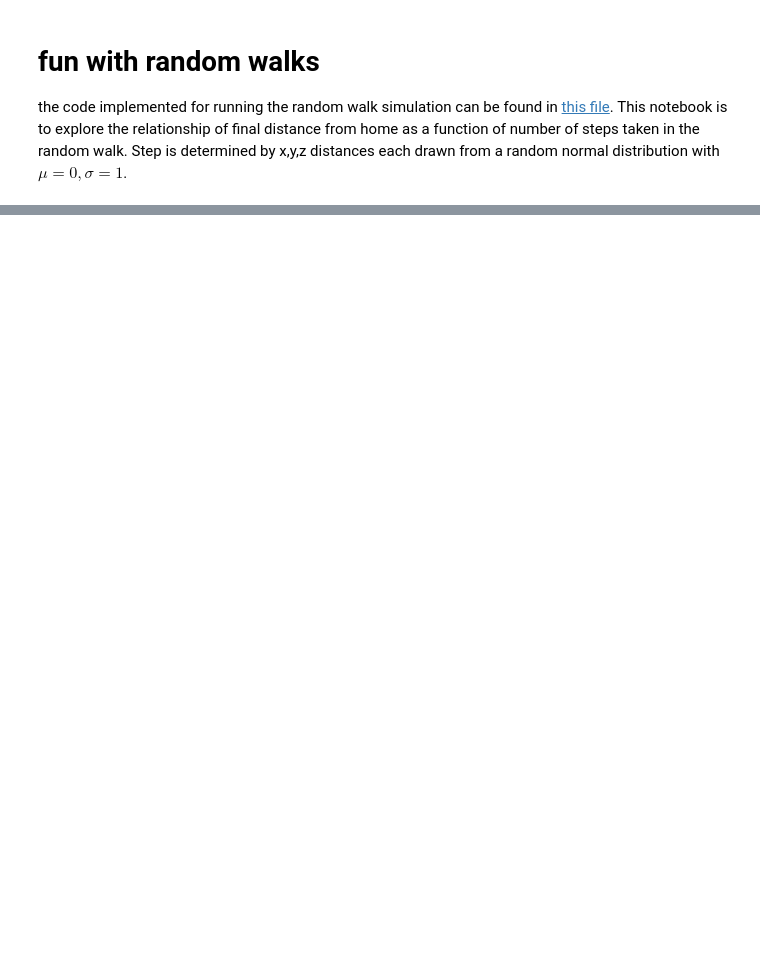
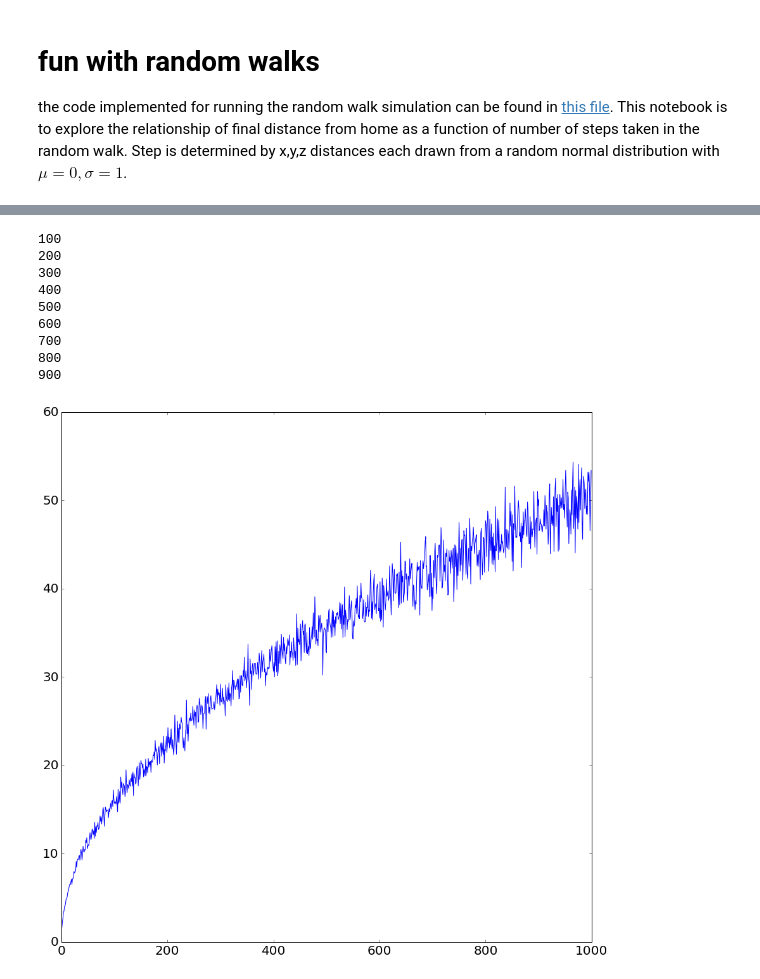
Before and after one commit to michaelneuder/numerical_experiments, a Jupyter notebook: random_walk/random_walks.ipynb, the cells around one changed output, grey strips where cells are left out. Cells and saved outputs as stored; diff of their text form; code cells hidden in the pictures; blank space fills up the shorter version.

```diff
--- a/random_walk/random_walks.ipynb
+++ b/random_walk/random_walks.ipynb
@@ -27,0 +32,22 @@ walker id: 9 -- steps taken: 1000 -- current location: <-13.405, 4.891, 4.226> d
+# %%
+distances = np.arange(1,1000)
+num_walkers = 100
+mean_distances = []
+for distance in distances:
+    if distance % 100 == 0:
+        print(distance)
+    current_sim = simulation_non_graphical(num_walkers, distance)
+    mean_distances.append(current_sim.get_distances().mean())
+plt.plot(distances, mean_distances)
+plt.show()
+# %% [output]
+100
+200
+300
+400
+500
+600
+700
+800
+900
+[figure, added]
```
Also changed, not shown: parts of 4 cells of this notebook, 1 other file.
